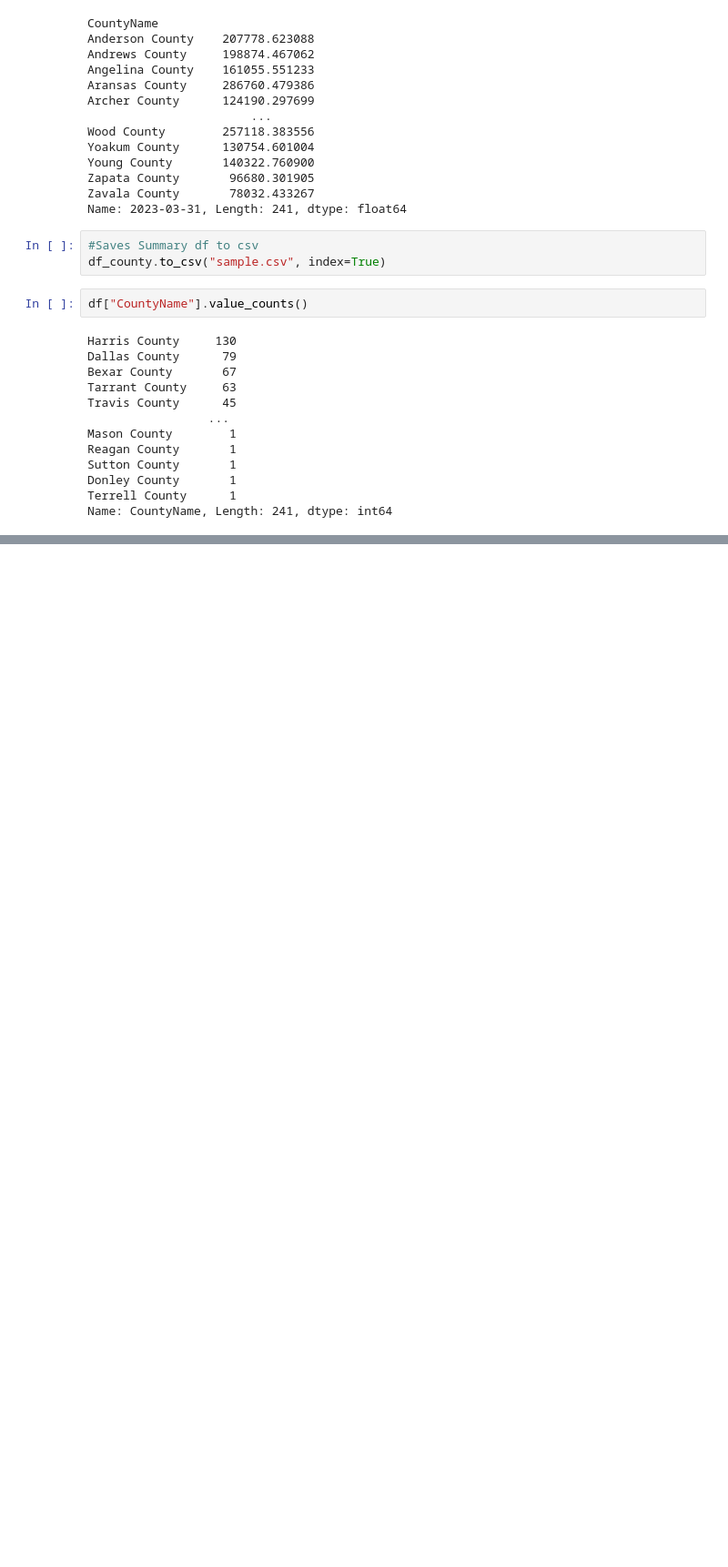
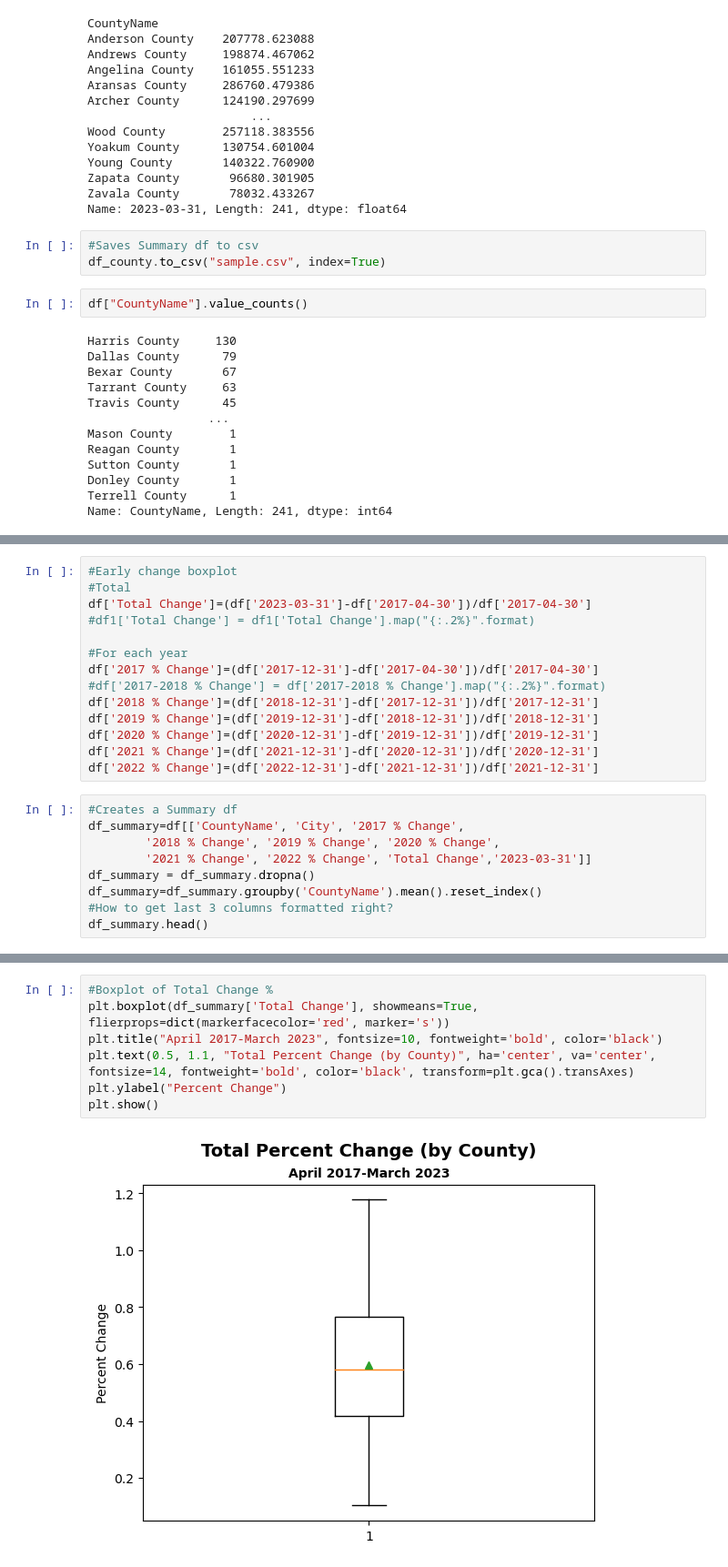
Before and after one commit to anitha0615/project_1, a Jupyter notebook: Analysis/housing_prices_bycounty.ipynb, the cells around one changed output, grey strips where cells are left out. Shown at 91% size. Drawn from its saved outputs; the diff is of its cells as text; blank space fills up the shorter version.

Commit message:
Updated with boxplot  data

```diff
--- a/Analysis/housing_prices_bycounty.ipynb
+++ b/Analysis/housing_prices_bycounty.ipynb
@@ -90,0 +89,23 @@ Name: CountyName, Length: 241, dtype: int64
+# %%
+#Early change boxplot
+#Total
+df['Total Change']=(df['2023-03-31']-df['2017-04-30'])/df['2017-04-30']
+#df1['Total Change'] = df1['Total Change'].map("{:.2%}".format)
+
+#For each year
+df['2017 % Change']=(df['2017-12-31']-df['2017-04-30'])/df['2017-04-30']
+#df['2017-2018 % Change'] = df['2017-2018 % Change'].map("{:.2%}".format)
+df['2018 % Change']=(df['2018-12-31']-df['2017-12-31'])/df['2017-12-31']
+df['2019 % Change']=(df['2019-12-31']-df['2018-12-31'])/df['2018-12-31']
+df['2020 % Change']=(df['2020-12-31']-df['2019-12-31'])/df['2019-12-31']
+df['2021 % Change']=(df['2021-12-31']-df['2020-12-31'])/df['2020-12-31']
+df['2022 % Change']=(df['2022-12-31']-df['2021-12-31'])/df['2021-12-31']
+# %%
+#Creates a Summary df
+df_summary=df[['CountyName', 'City', '2017 % Change',
+        '2018 % Change', '2019 % Change', '2020 % Change',
+        '2021 % Change', '2022 % Change', 'Total Change','2023-03-31']]
+df_summary = df_summary.dropna()
+df_summary=df_summary.groupby('CountyName').mean().reset_index()
+#How to get last 3 columns formatted right?
+df_summary.head()
@@ -90,0 +147,9 @@ Name: CountyName, Length: 241, dtype: int64
+# %%
+#Boxplot of Total Change %
+plt.boxplot(df_summary['Total Change'], showmeans=True, flierprops=dict(markerfacecolor='red', marker='s'))
+plt.title("April 2017-March 2023", fontsize=10, fontweight='bold', color='black')
+plt.text(0.5, 1.1, "Total Percent Change (by County)", ha='center', va='center', fontsize=14, fontweight='bold', color='black', transform=plt.gca().transAxes)
+plt.ylabel("Percent Change")
+plt.show()
+# %% [output]
+[figure, added]
```
Also changed, not shown: parts of 6 cells of this notebook.
